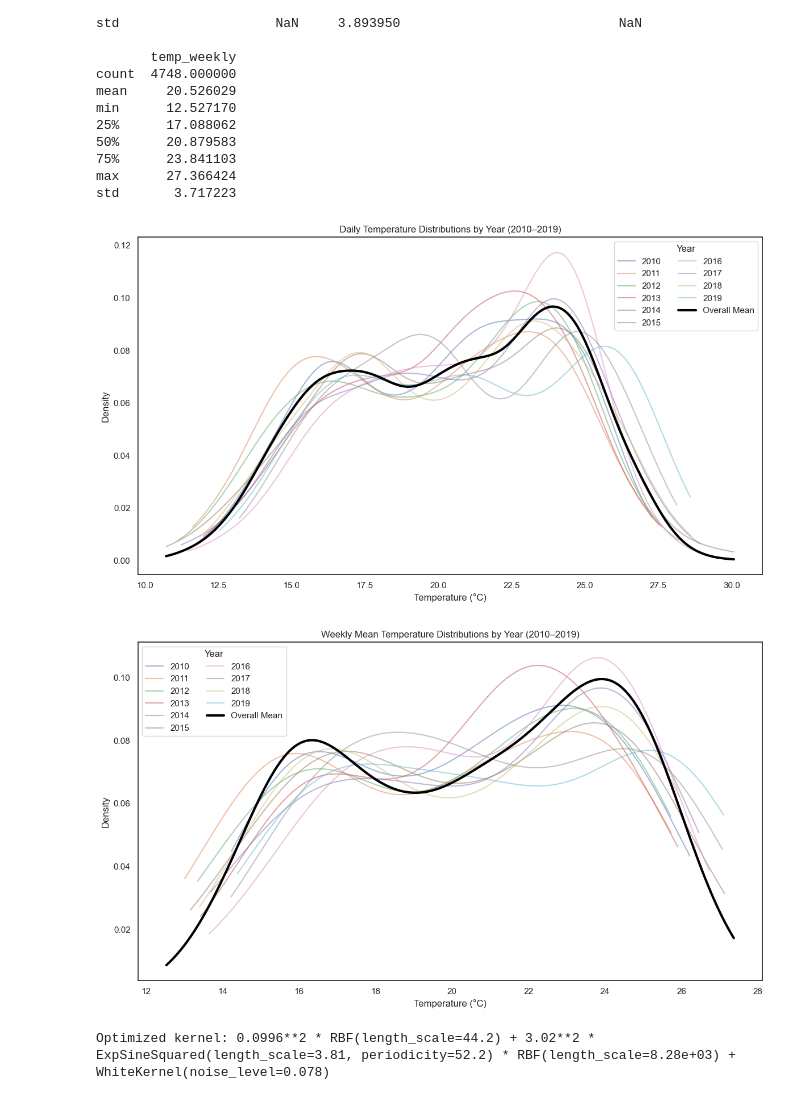
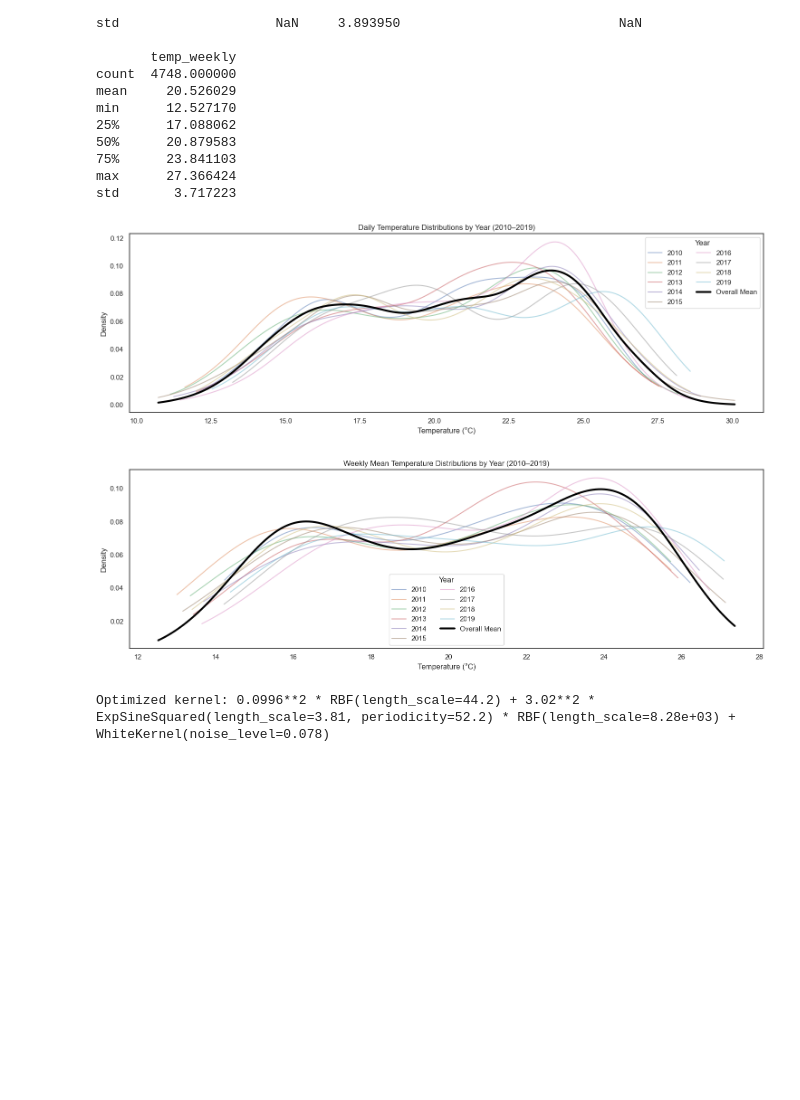
Before and after one commit to EthanGTJones/STAT3008-Group-Project, a Jupyter notebook: weather_data.ipynb, the cells around one changed output. Saved outputs shown, nothing was run; the diff lists cells and outputs as text; code cells hidden in the pictures; blank space fills up the shorter version.

```diff
--- a/weather_data.ipynb
+++ b/weather_data.ipynb
@@ -81,7 +81,7 @@ data['year'] = pd.to_datetime(data['week_start']).dt.year
 
 years = range(2010, 2020)
 
-plt.figure(figsize=(12, 7))
+plt.figure(figsize=(15,5))
 for y in years:
     vals = data.loc[data['year'] == y, 'temp'].dropna().values
     if len(vals) > 1:
@@ -100,36 +100,36 @@ plt.ylabel('Density')
 plt.legend(title='Year', ncol=2)
 plt.tight_layout()
 plt.show()
 
 weekly_unique = (
     data[['week_start', 'temp_weekly']]
     .drop_duplicates(subset='week_start')
     .copy()
 )
 weekly_unique['year'] = weekly_unique['week_start'].dt.year
 
-plt.figure(figsize=(12, 7))
+plt.figure(figsize=(15,5))
 for y in years:
     vals = weekly_unique.loc[weekly_unique['year'] == y, 'temp_weekly'].dropna().values
     if len(vals) > 1:
         kde = gaussian_kde(vals)
         xs = np.linspace(vals.min(), vals.max(), 200)
         plt.plot(xs, kde(xs), label=str(y), alpha=0.5)
 
 all_vals_w = weekly_unique['temp_weekly'].dropna().values
 kde_all_w = gaussian_kde(all_vals_w)
 xs_all_w = np.linspace(all_vals_w.min(), all_vals_w.max(), 200)
 plt.plot(xs_all_w, kde_all_w(xs_all_w), color='black', linewidth=3, label='Overall Mean')
 
 plt.title('Weekly Mean Temperature Distributions by Year (2010–2019)')
 plt.xlabel('Temperature (°C)')
 plt.ylabel('Density')
 plt.legend(title='Year', ncol=2)
 plt.tight_layout()
 plt.show()
 # %% [output]
-[figure, old version]
+[figure, new version]
-[figure, old version]
+[figure, new version]
 # %%
 train_mask = weekly_unique['week_start'].dt.year <= 2019
 X_train = X_full[train_mask]
```
Also changed, not shown: parts of 2 cells of this notebook.
